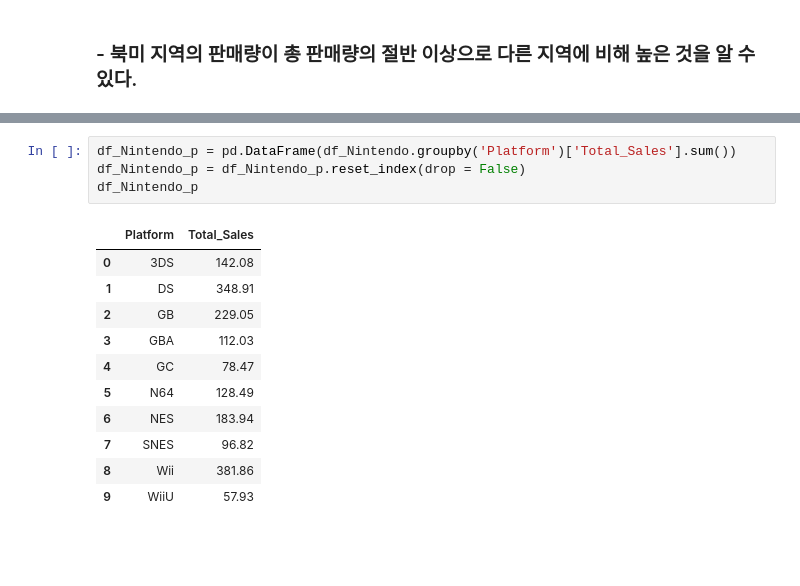
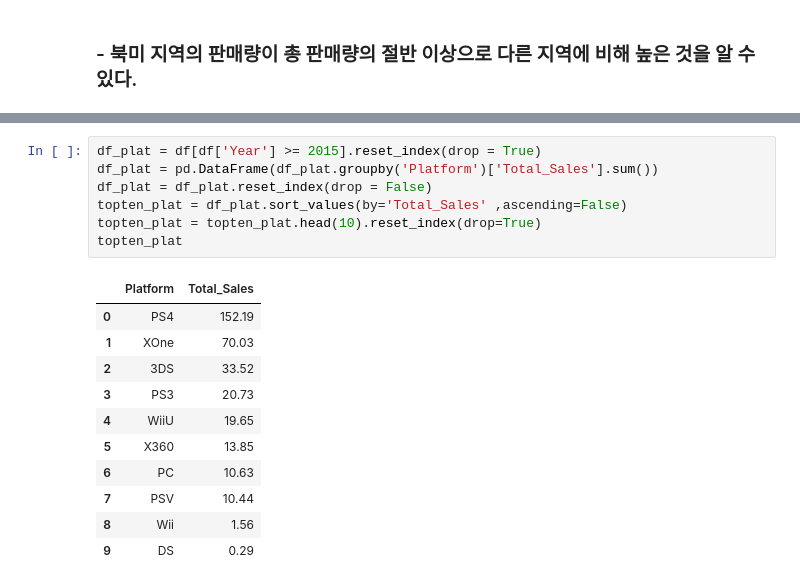
Before and after one commit to woorim99/AIB_12th_project, a Jupyter notebook: Section 1/Section1_AI_12_이우림.ipynb, the cells around one changed output, grey strips where cells are left out. Drawn from its saved outputs; the diff is of its cells as text; blank space fills up the shorter version.

```diff
--- a/Section 1/Section1_AI_12_이우림.ipynb
+++ b/Section 1/Section1_AI_12_이우림.ipynb
@@ -380,17 +359,20 @@ df_Nintendo
-# %%
-df_Nintendo_p = pd.DataFrame(df_Nintendo.groupby('Platform')['Total_Sales'].sum())
-df_Nintendo_p = df_Nintendo_p.reset_index(drop = False)
-df_Nintendo_p
-# %% [output]
-|  | Platform | Total_Sales |
-| 0 | 3DS | 142.08 |
-| 1 | DS | 348.91 |
-| 2 | GB | 229.05 |
-| 3 | GBA | 112.03 |
-| 4 | GC | 78.47 |
-| 5 | N64 | 128.49 |
-| 6 | NES | 183.94 |
-| 7 | SNES | 96.82 |
-| 8 | Wii | 381.86 |
-| 9 | WiiU | 57.93 |
+# %%
+df_plat = df[df['Year'] >= 2015].reset_index(drop = True)
+df_plat = pd.DataFrame(df_plat.groupby('Platform')['Total_Sales'].sum())
+df_plat = df_plat.reset_index(drop = False)
+topten_plat = df_plat.sort_values(by='Total_Sales' ,ascending=False)
+topten_plat = topten_plat.head(10).reset_index(drop=True)
+topten_plat
+# %% [output]
+|  | Platform | Total_Sales |
+| 0 | PS4 | 152.19 |
+| 1 | XOne | 70.03 |
+| 2 | 3DS | 33.52 |
+| 3 | PS3 | 20.73 |
+| 4 | WiiU | 19.65 |
+| 5 | X360 | 13.85 |
+| 6 | PC | 10.63 |
+| 7 | PSV | 10.44 |
+| 8 | Wii | 1.56 |
+| 9 | DS | 0.29 |
 # %% [markdown]
```
Also changed, not shown: parts of 11 cells of this notebook.
